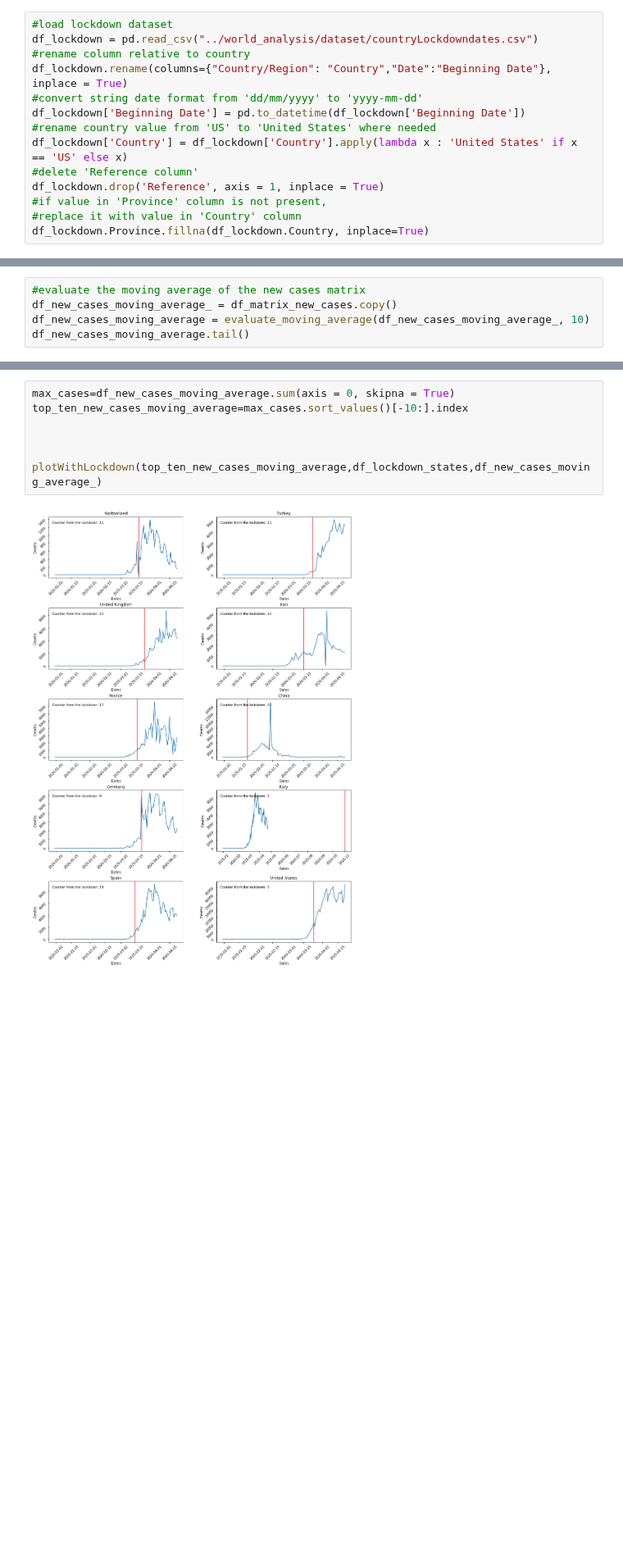
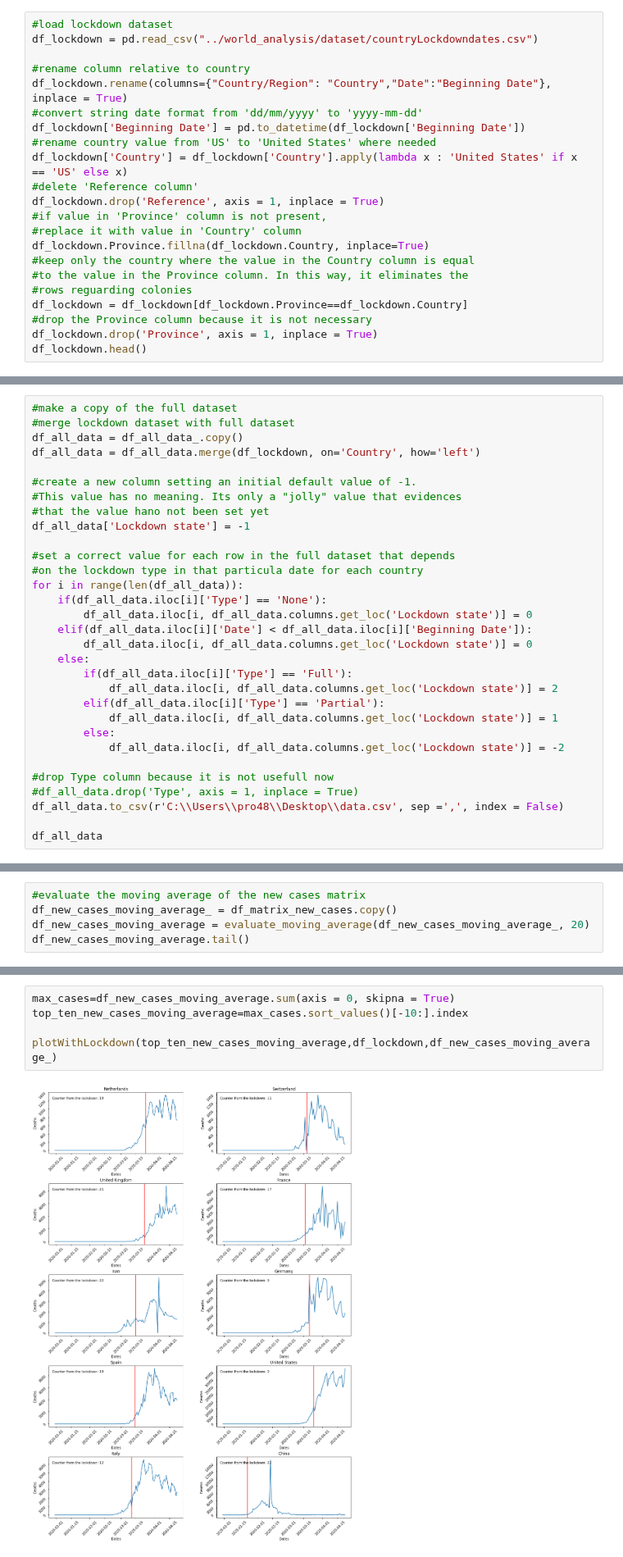
Before and after one commit to Mattia81/DataScienceForBusiness, a Jupyter notebook: World_analysis/world_analysis.ipynb, the cells around one changed output, grey strips where cells are left out. Shown at 82% size. Drawn from its saved outputs; the diff is of its cells as text; blank space fills up the shorter version.

```diff
--- a/World_analysis/world_analysis.ipynb
+++ b/World_analysis/world_analysis.ipynb
@@ -68,6 +68,7 @@ The 'reference' column is dropped because it is not necessary during the analysi
 # %%
 #load lockdown dataset
 df_lockdown = pd.read_csv("../world_analysis/dataset/countryLockdowndates.csv")
+
 #rename column relative to country
 df_lockdown.rename(columns={"Country/Region": "Country","Date":"Beginning Date"}, inplace = True)
 #convert string date format from 'dd/mm/yyyy' to 'yyyy-mm-dd'
@@ -79,3 +80,10 @@ df_lockdown.drop('Reference', axis = 1, inplace = True)
 #if value in 'Province' column is not present,
 #replace it with value in 'Country' column
 df_lockdown.Province.fillna(df_lockdown.Country, inplace=True)
+#keep only the country where the value in the Country column is equal
+#to the value in the Province column. In this way, it eliminates the
+#rows reguarding colonies
+df_lockdown = df_lockdown[df_lockdown.Province==df_lockdown.Country]
+#drop the Province column because it is not necessary
+df_lockdown.drop('Province', axis = 1, inplace = True)
+df_lockdown.head()
@@ -267,0 +155,31 @@ df_all_data[df_all_data['Country'] == 'Afghanistan']
+# %%
+#make a copy of the full dataset
+#merge lockdown dataset with full dataset
+df_all_data = df_all_data_.copy()
+df_all_data = df_all_data.merge(df_lockdown, on='Country', how='left')
+
+#create a new column setting an initial default value of -1.
+#This value has no meaning. Its only a "jolly" value that evidences
+#that the value hano not been set yet
+df_all_data['Lockdown state'] = -1
+
+#set a correct value for each row in the full dataset that depends
+#on the lockdown type in that particula date for each country
+for i in range(len(df_all_data)):
+    if(df_all_data.iloc[i]['Type'] == 'None'):
+        df_all_data.iloc[i, df_all_data.columns.get_loc('Lockdown state')] = 0
+    elif(df_all_data.iloc[i]['Date'] < df_all_data.iloc[i]['Beginning Date']):
+        df_all_data.iloc[i, df_all_data.columns.get_loc('Lockdown state')] = 0
+    else:
+        if(df_all_data.iloc[i]['Type'] == 'Full'):
+            df_all_data.iloc[i, df_all_data.columns.get_loc('Lockdown state')] = 2
+        elif(df_all_data.iloc[i]['Type'] == 'Partial'):
+            df_all_data.iloc[i, df_all_data.columns.get_loc('Lockdown state')] = 1
+        else:
+            df_all_data.iloc[i, df_all_data.columns.get_loc('Lockdown state')] = -2
+
+#drop Type column because it is not usefull now
+#df_all_data.drop('Type', axis = 1, inplace = True)
+df_all_data.to_csv(r'C:\\Users\\pro48\\Desktop\\data.csv', sep =',', index = False)
+
+df_all_data
@@ -605,7 +573,7 @@ df_matrix_new_cases.tail()
 # %%
 #evaluate the moving average of the new cases matrix
 df_new_cases_moving_average_ = df_matrix_new_cases.copy()
-df_new_cases_moving_average = evaluate_moving_average(df_new_cases_moving_average_, 10)
+df_new_cases_moving_average = evaluate_moving_average(df_new_cases_moving_average_, 20)
 df_new_cases_moving_average.tail()
 # %% [output]
 |  | Afghanistan | Albania | Algeria | Andorra | Angola | Anguilla | Argentina | Armenia | Aruba | Australia | ... |
@@ -619,12 +587,10 @@ df_new_cases_moving_average.tail()
 # %%
 max_cases=df_new_cases_moving_average.sum(axis = 0, skipna = True)
 top_ten_new_cases_moving_average=max_cases.sort_values()[-10:].index
 
-
-
-plotWithLockdown(top_ten_new_cases_moving_average,df_lockdown_states,df_new_cases_moving_average_)
+plotWithLockdown(top_ten_new_cases_moving_average,df_lockdown,df_new_cases_moving_average_)
 # %% [output]
-[figure, old version]
+[figure, new version]
 # %% [markdown]
 ## Analysis of the percentage of growth
 # %% [markdown]
```
Also changed, not shown: parts of 31 cells of this notebook, 3 other files.
